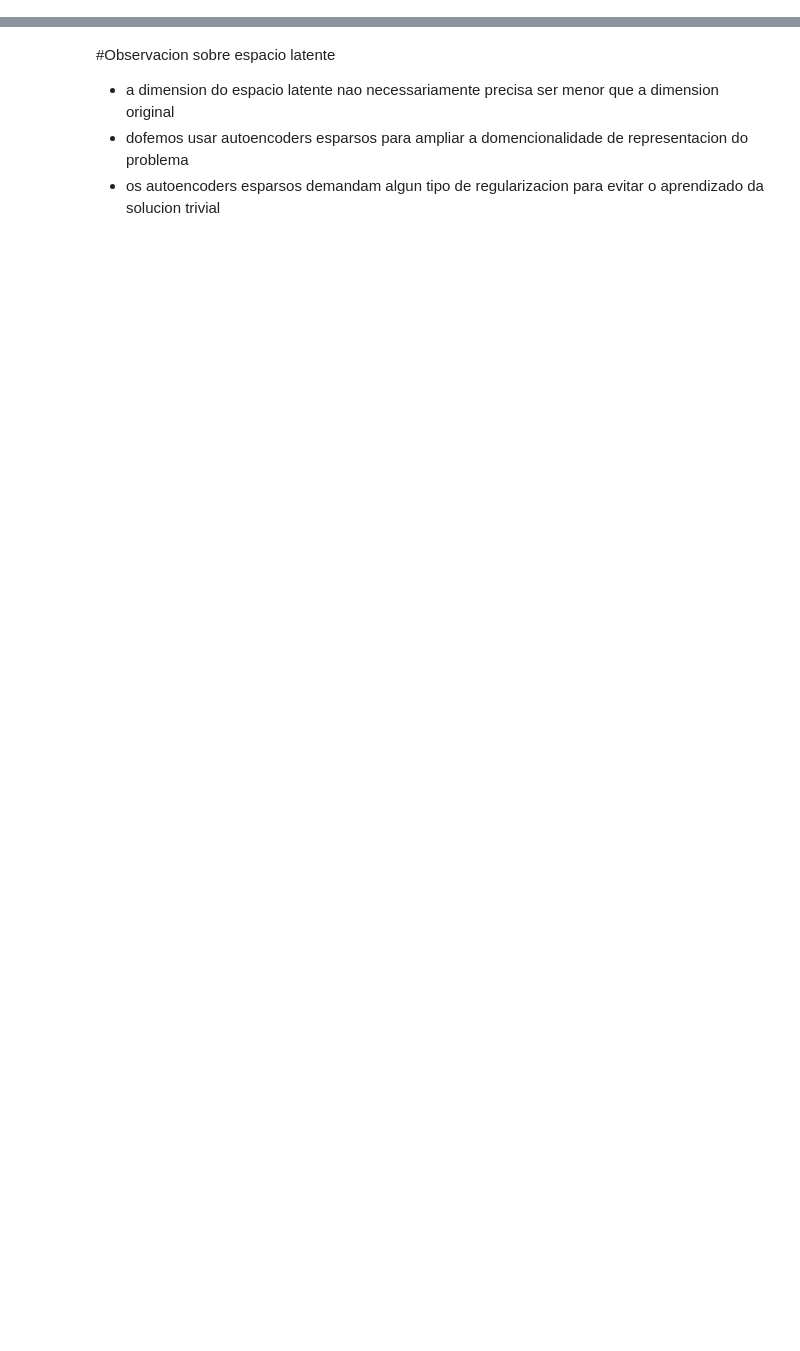
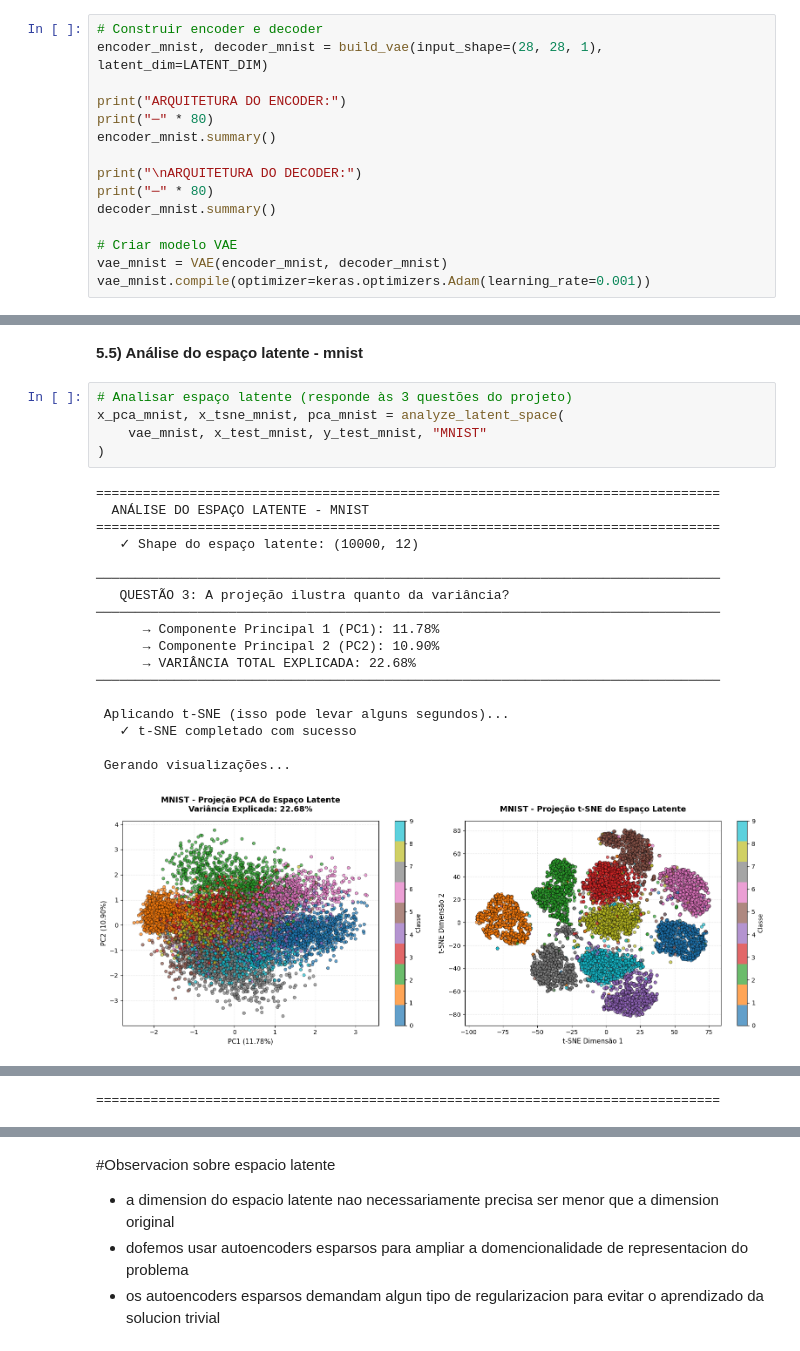
Before and after one commit to MarielaNina/NeuralNetworksClass, a Jupyter notebook: Projeto3_Mariela_Nina.ipynb, the cells around one changed output, grey strips where cells are left out. Saved outputs shown, nothing was run; the diff lists cells and outputs as text; blank space fills up the shorter version.

```diff
--- a/Projeto3_Mariela_Nina.ipynb
+++ b/Projeto3_Mariela_Nina.ipynb
@@ -355,0 +590,15 @@ plt.show()
+# %%
+# Construir encoder e decoder
+encoder_mnist, decoder_mnist = build_vae(input_shape=(28, 28, 1), latent_dim=LATENT_DIM)
+
+print("ARQUITETURA DO ENCODER:")
+print("─" * 80)
+encoder_mnist.summary()
+
+print("\nARQUITETURA DO DECODER:")
+print("─" * 80)
+decoder_mnist.summary()
+
+# Criar modelo VAE
+vae_mnist = VAE(encoder_mnist, decoder_mnist)
+vae_mnist.compile(optimizer=keras.optimizers.Adam(learning_rate=0.001))
@@ -355,0 +718,26 @@ plt.show()
+# %% [markdown]
+**5.5) Análise do espaço latente - mnist**
+# %%
+# Analisar espaço latente (responde às 3 questões do projeto)
+x_pca_mnist, x_tsne_mnist, pca_mnist = analyze_latent_space(
+    vae_mnist, x_test_mnist, y_test_mnist, "MNIST"
+)
+# %% [output]
+================================================================================
+  ANÁLISE DO ESPAÇO LATENTE - MNIST
+================================================================================
+   ✓ Shape do espaço latente: (10000, 12)
+
+────────────────────────────────────────────────────────────────────────────────
+   QUESTÃO 3: A projeção ilustra quanto da variância?
+────────────────────────────────────────────────────────────────────────────────
+      → Componente Principal 1 (PC1): 11.78%
+      → Componente Principal 2 (PC2): 10.90%
+      → VARIÂNCIA TOTAL EXPLICADA: 22.68%
+────────────────────────────────────────────────────────────────────────────────
+
+ Aplicando t-SNE (isso pode levar alguns segundos)...
+   ✓ t-SNE completado com sucesso
+
+ Gerando visualizações...
+[figure, added]
@@ -355,0 +762 @@ plt.show()
+================================================================================
```
Also changed, not shown: parts of 81 cells of this notebook.
